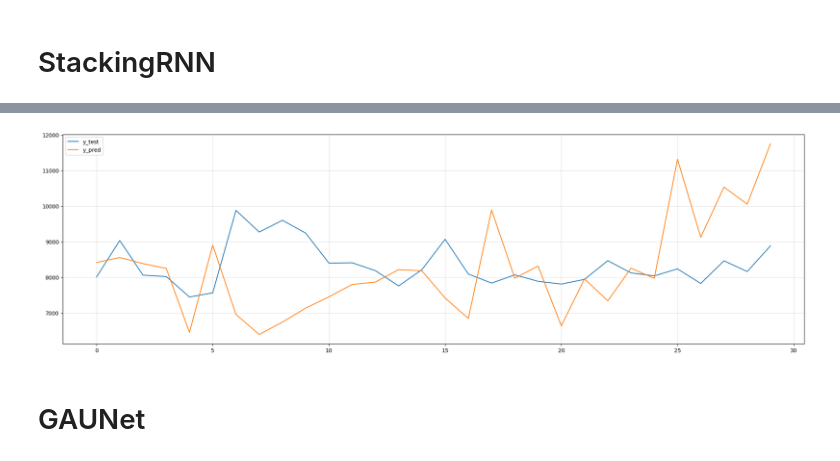
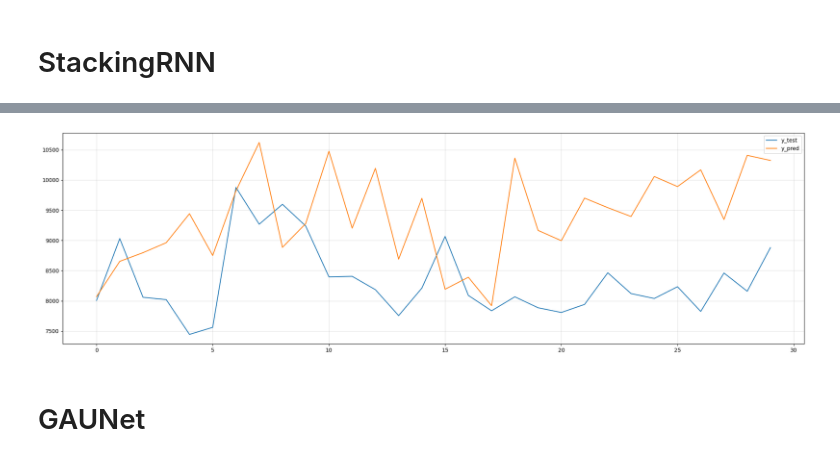
Before and after one commit to BirchKwok/spinesTS, a Jupyter notebook: examples/nn.ipynb, the cells around one changed output, grey strips where cells are left out. Cells and saved outputs as stored; diff of their text form; code cells hidden in the pictures.

```diff
--- a/examples/nn.ipynb
+++ b/examples/nn.ipynb
@@ -93,7 +93,7 @@ mape: 0.17673799964392772
 model = StackingRNN(128, 30, random_seed=42, loss_fn='mae', learning_rate=0.001, dropout=0.1,
                     device='cpu')
 model.fit(x_train, y_train, eval_set=(x_test, y_test), batch_size=32,
-             min_delta=0, patience=100, epochs=3000, verbose=True, lr_scheduler=None)
+             min_delta=0, patience=100, epochs=3000, verbose=True)
 y_pred_inverse = scaler2.inverse_transform(model.predict(x_test))
 
 y_test_inverse = scaler2.inverse_transform(y_test)
@@ -123,4 +123,4 @@ mape: 0.1809826584098449
-[figure, old version]
+[figure, new version]
 # %% [markdown]
 # GAUNet
 # %%
```
Also changed, not shown: parts of 3 cells of this notebook, 4 other files.
